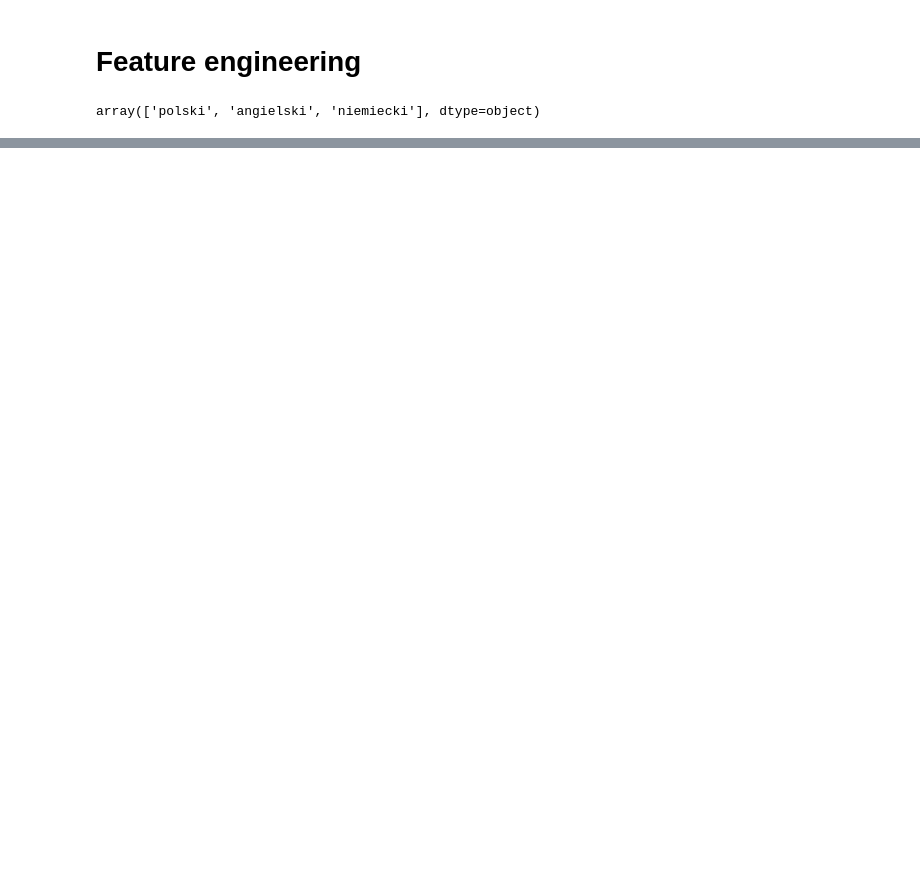
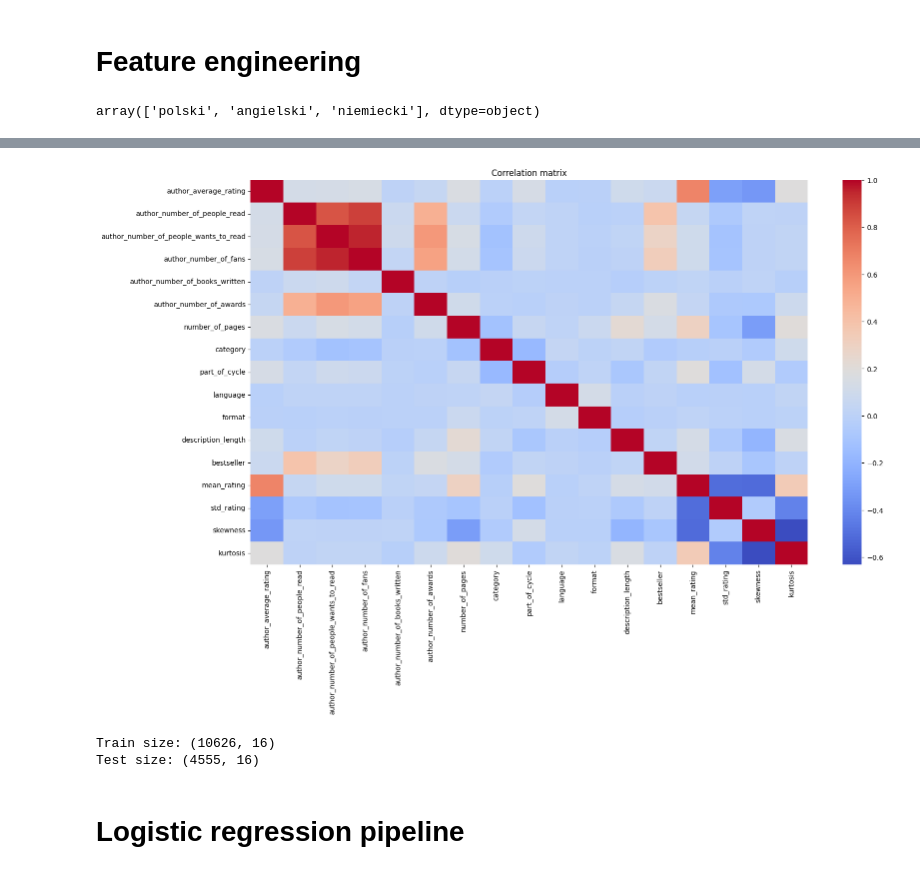
Before and after one commit to beep1000101/lubimyczytac_project, a Jupyter notebook: modelling.ipynb, the cells around one changed output, grey strips where cells are left out. Drawn from its saved outputs; the diff is of its cells as text; code cells hidden in the pictures; blank space fills up the shorter version.

```diff
--- a/modelling.ipynb
+++ b/modelling.ipynb
@@ -80,0 +104,9 @@ data = data_raw.drop(['number_of_user_opinions', 'number_of_user_opinions', 'num
+# %%
+correlation_matrix = data.drop(rating_features + normalized_features + scaled_features, axis=1).corr()
+# %%
+plt.figure(figsize=(18, 10))
+sns.heatmap(correlation_matrix, annot=False, cmap='coolwarm')
+plt.title('Correlation matrix')
+plt.show()
+# %% [output]
+[figure, added]
@@ -80,0 +116,7 @@ data = data_raw.drop(['number_of_user_opinions', 'number_of_user_opinions', 'num
+# %%
+X_train, X_test, y_train, y_test = train_test_split(X, y, test_size=0.3, random_state=80085666)
+print('Train size:', X_train.shape)
+print('Test size:', X_test.shape)
+# %% [output]
+Train size: (10626, 16)
+Test size: (4555, 16)
@@ -80,0 +132,2 @@ data = data_raw.drop(['number_of_user_opinions', 'number_of_user_opinions', 'num
+# %% [markdown]
+# Logistic regression pipeline
```
Also changed, not shown: parts of 41 cells of this notebook, 1 other file.
